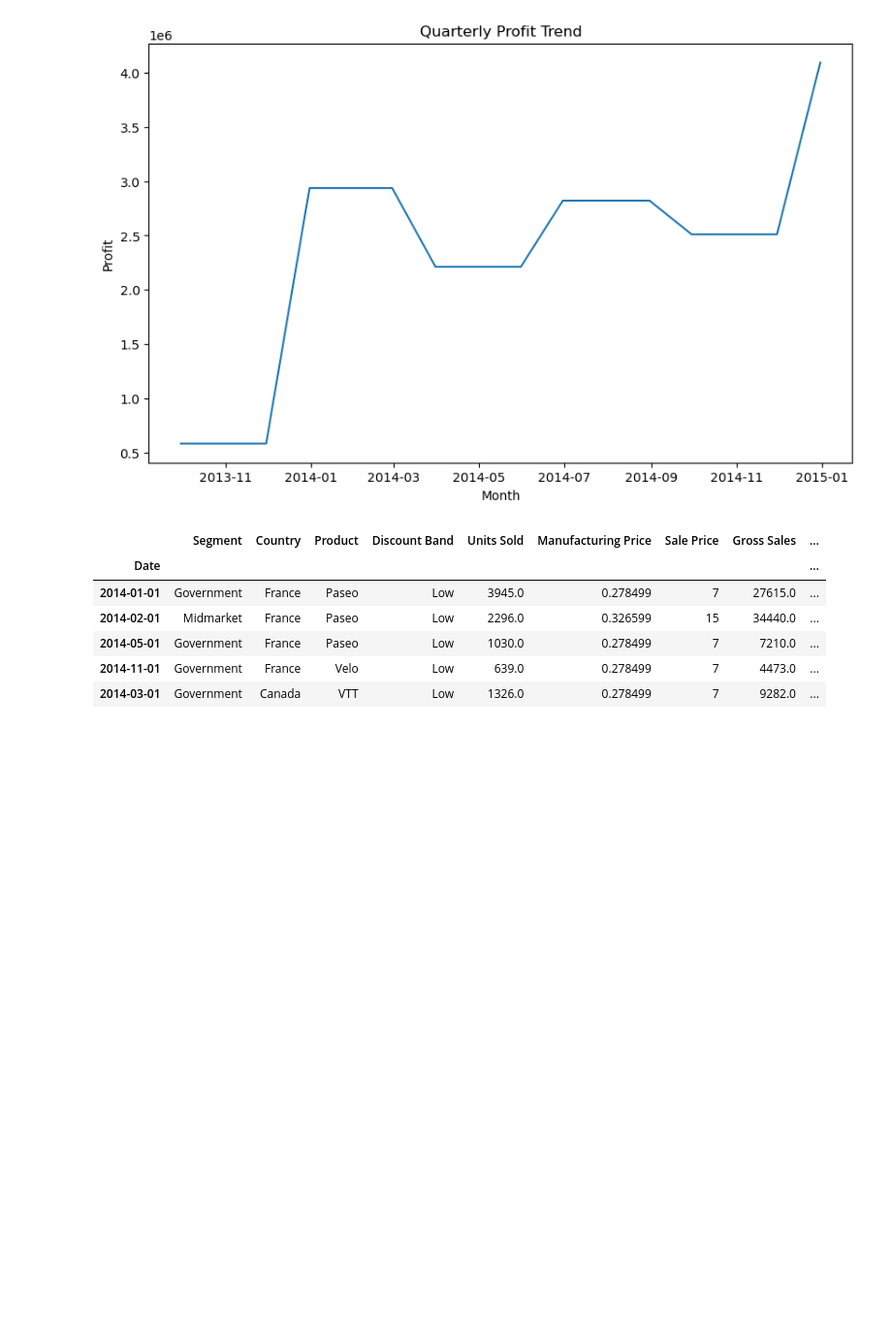
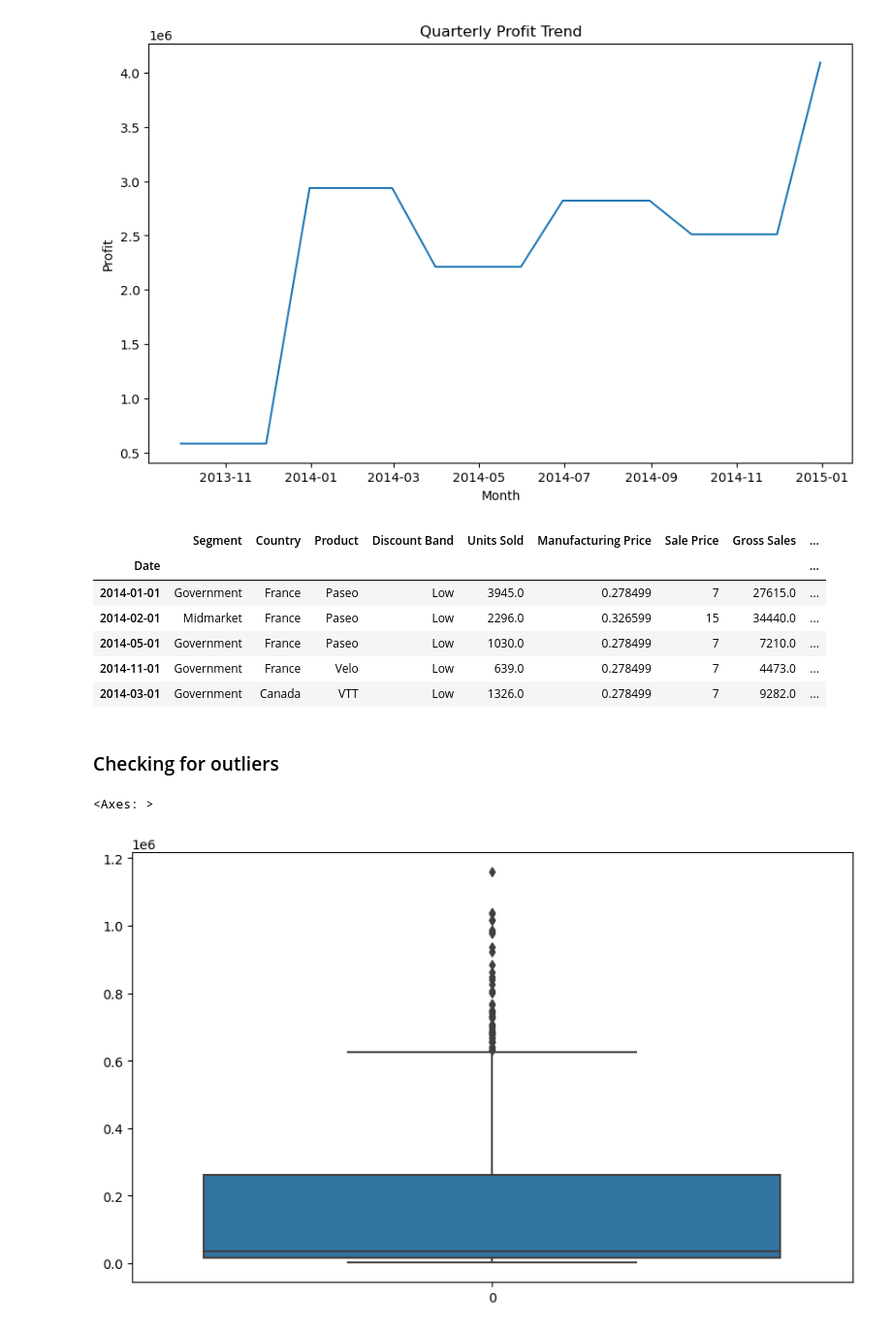
Before and after one commit to hibahdesu/Data-Analysis, a Jupyter notebook: one/Analysis for Sales.ipynb, the cells around one changed output. Shown at 97% size. Drawn from its saved outputs; the diff is of its cells as text; code cells hidden in the pictures; blank space fills up the shorter version.

```diff
--- a/one/Analysis for Sales.ipynb
+++ b/one/Analysis for Sales.ipynb
@@ -921,3 +921,13 @@ df.head()
 | 2014-05-01 | Government | France | Paseo | Low | 1030.0 | 0.278499 | 7 | 7210.0 | ... |
 | 2014-11-01 | Government | France | Velo | Low | 639.0 | 0.278499 | 7 | 4473.0 | ... |
 | 2014-03-01 | Government | Canada | VTT | Low | 1326.0 | 0.278499 | 7 | 9282.0 | ... |
+# %% [markdown]
+### Checking for outliers
+# %%
+#Checking for outliers in Sales
+sns.boxplot(df['Sales'])
+plt.show()
+#As we can see, there are outliers above about 0.65 or 0.7
+# %% [output]
+<Axes: >
+[figure, added]
```
Also changed, not shown: parts of 6 cells of this notebook.
